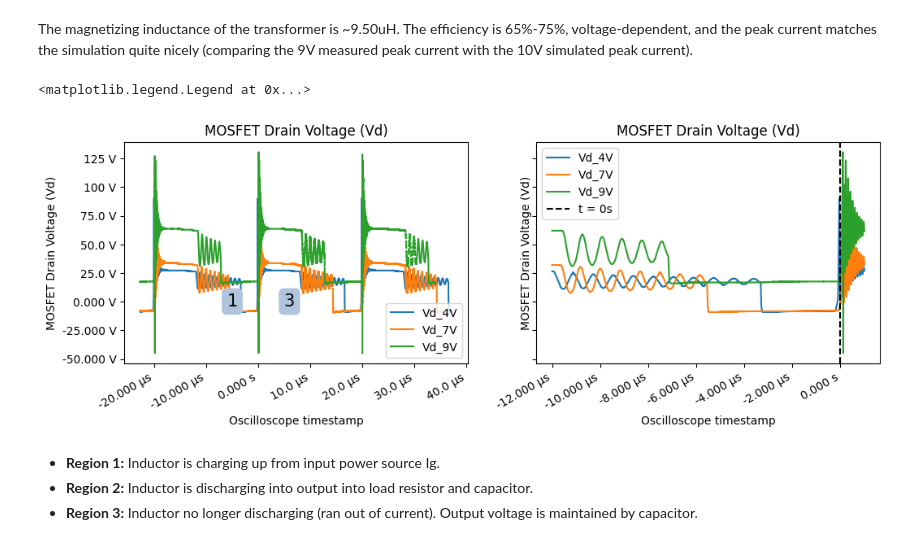
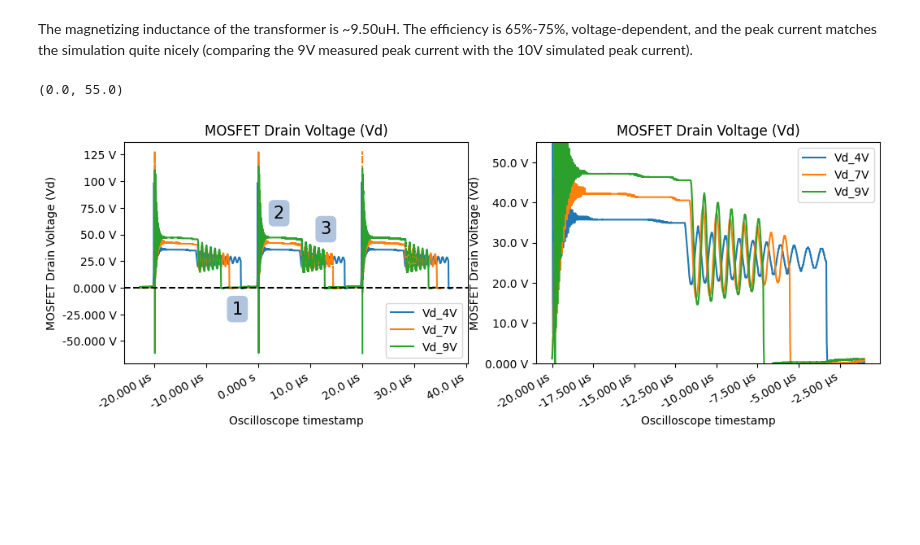
Before and after one commit to ianeyk/power-electronics, a Jupyter notebook: Lab 5/Lab5_report.ipynb, the cells around one changed output. Saved outputs shown, nothing was run; the diff lists cells and outputs as text; code cells hidden in the pictures; blank space fills up the shorter version.

```diff
--- a/Lab 5/Lab5_report.ipynb
+++ b/Lab 5/Lab5_report.ipynb
@@ -151,42 +151,44 @@ The magnetizing inductance of the transformer is ~9.50uH. The efficiency is 65%-
 # %%
 # Task 3 csv files: Vshunt and Vdrain
 (df_task1_4V, tspan, tstep) = helper.read_rigol_csv("scope_data/Task1-1.csv", ch1 = "Vsh_4V", ch2 = "Vd_4V", shift = 0)
 (df_task1_7V, tspan, tstep) = helper.read_rigol_csv("scope_data/Task1-2.csv", ch1 = "Vsh_7V", ch2 = "Vd_7V", shift = -1.6e-6)
 (df_task1_9V, tspan, tstep) = helper.read_rigol_csv("scope_data/Task1-3.csv", ch1 = "Vsh_9V", ch2 = "Vd_9V", shift = -3.2e-6)
 
 # Task 4 csv files: Vinj and Vdd
 (df_task2_4V, tspan, tstep) = helper.read_rigol_csv("scope_data/Task2-1.csv", ch1 = "Vinj_4V", ch2 = "Vdd_4V")
 (df_task2_7V, tspan, tstep) = helper.read_rigol_csv("scope_data/Task2-2.csv", ch1 = "Vinj_7V", ch2 = "Vdd_7V")
 (df_task2_9V, tspan, tstep) = helper.read_rigol_csv("scope_data/Task2-3.csv", ch1 = "Vinj_9V", ch2 = "Vdd_9V")
 
 # Combine all variables into one for convenience
 df = df_task1_4V.set_index("t").join([df_task1_7V.set_index("t"), df_task1_9V.set_index("t"), df_task2_4V.set_index("t"), df_task2_7V.set_index("t"), df_task2_9V.set_index("t")]).reset_index()
 
+# adjust vertical voltages because of AC coupling
+df["Vd_4V"] = df["Vd_4V"] + 8.5 # V
+df["Vd_7V"] = df["Vd_7V"] + 8.5 # V
+df["Vd_9V"] = df["Vd_9V"] - 16.5 # V
+
 # Vdrain
 df_envelope = df
-df_zoom = df[(df["t"] > -12e-6) & (df["t"] < 1e-6)]
+df_zoom = df[(df["t"] > -20e-6) & (df["t"] < -1e-6)]
 
-fig, (ax1, ax2) = plt.subplots(nrows = 1, ncols = 2, sharex = False, sharey = True, figsize = (12, 4))
+fig, (ax1, ax2) = plt.subplots(nrows = 1, ncols = 2, sharex = False, sharey = False, figsize = (12, 4))
 fig.autofmt_xdate()
 helper.axes_labels("Oscilloscope timestamp", "s", "MOSFET Drain Voltage (Vd)", "V", title = "MOSFET Drain Voltage (Vd)", ax = ax1)
 ax1.plot(df_envelope["t"], df_envelope["Vd_4V"], label = "Vd_4V")
 ax1.plot(df_envelope["t"], df_envelope["Vd_7V"], label = "Vd_7V")
 ax1.plot(df_envelope["t"], df_envelope["Vd_9V"], label = "Vd_9V")
 ax1.legend(loc = "lower right")
-ax1.annotate('1', xy=(-6e-6, 150e-3), size=15, va="center", bbox=dict(boxstyle="round", fc="lightsteelblue", ec="none"))
-ax1.annotate('2', xy=(5e-6, 100e-3), size=15, va="center", bbox=dict(boxstyle="round", fc="lightsteelblue", ec="none"))
-ax1.annotate('3', xy=(5e-6, 100e-3), size=15, va="center", bbox=dict(boxstyle="round", fc="lightsteelblue", ec="none"))
+ax1.annotate('1', xy=(-5e-6, -20), size=15, va="center", bbox=dict(boxstyle="round", fc="lightsteelblue", ec="none"))
+ax1.annotate('2', xy=(3e-6, 70), size=15, va="center", bbox=dict(boxstyle="round", fc="lightsteelblue", ec="none"))
+ax1.annotate('3', xy=(12e-6, 55), size=15, va="center", bbox=dict(boxstyle="round", fc="lightsteelblue", ec="none"))
+ax1.axhline(y = 0, color = "black", linestyle = "dashed", label = "t = 0s")
 
 helper.axes_labels("Oscilloscope timestamp", "s", "MOSFET Drain Voltage (Vd)", "V", title = "MOSFET Drain Voltage (Vd)", ax = ax2)
 ax2.plot(df_zoom["t"], df_zoom["Vd_4V"], label = "Vd_4V")
 ax2.plot(df_zoom["t"], df_zoom["Vd_7V"], label = "Vd_7V")
 ax2.plot(df_zoom["t"], df_zoom["Vd_9V"], label = "Vd_9V")
-plt.axvline(x = 0, color = "black", linestyle = "dashed", label = "t = 0s")
-ax2.legend(loc = "upper left")
+ax2.legend(loc = "upper right")
+ax2.set_ylim(0, 55)
 # %% [output]
-<matplotlib.legend.Legend at 0x...>
+(0.0, 55.0)
-[figure, old version]
+[figure, new version]
-# %% [markdown]
-* **Region 1:** Inductor is charging up from input power source Ig.
-* **Region 2:** Inductor is discharging into output into load resistor and capacitor.
-* **Region 3:** Inductor no longer discharging (ran out of current). Output voltage is maintained by capacitor.
```
Also changed, not shown: parts of 1 cell of this notebook.
